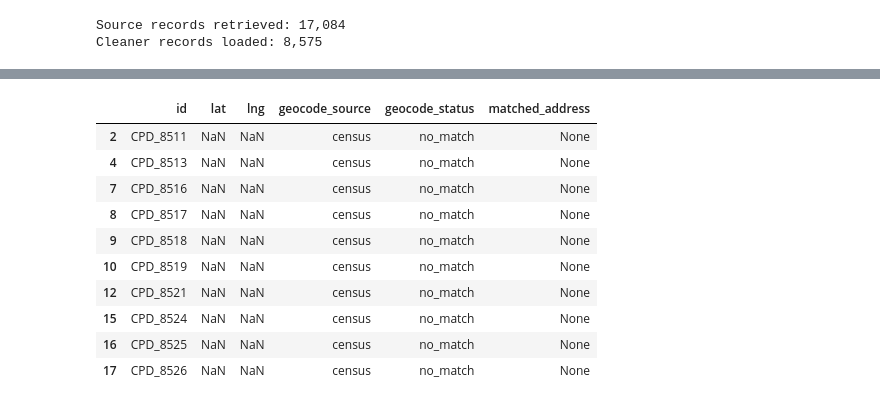
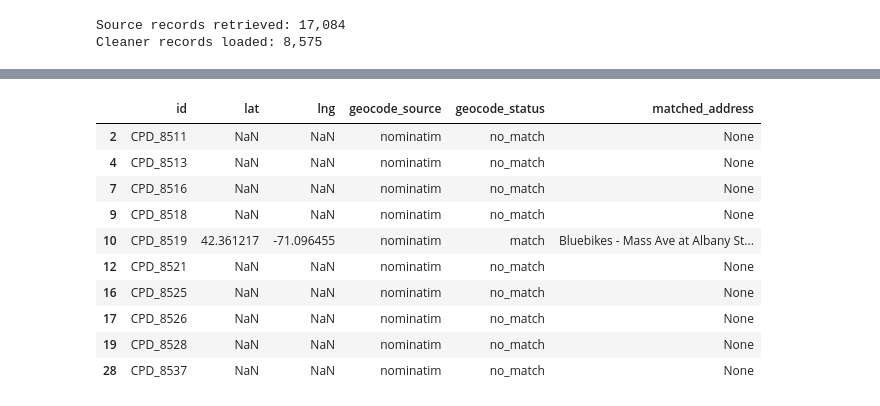
Before and after one commit to Johannes2755/mass-crash-map, a Jupyter notebook: data/cambridge-police-crashes-human-address-geocoder.ipynb, the cells around one changed output, grey strips where cells are left out. Cells and saved outputs as stored; diff of their text form; code cells hidden in the pictures.

```diff
--- a/data/cambridge-police-crashes-human-address-geocoder.ipynb
+++ b/data/cambridge-police-crashes-human-address-geocoder.ipynb
@@ -24,6 +24,7 @@ Requirement already satisfied: six>=1.5 in .\.venv\Lib\site-packages (from pytho
 Note: you may need to restart the kernel to use updated packages.
 # %%
 import json
+import time
 import sys
 from pathlib import Path
 
@@ -36,8 +37,8 @@ if not (DATA_DIR / "geocode_cambridge_crashes.py").exists():
 
 SCRIPT_FILE = DATA_DIR / "geocode_cambridge_crashes.py"
 INPUT_FILE = DATA_DIR / "cambridge-police-crashes.csv"
-OUTPUT_FILE = DATA_DIR / "cambridge-police-crashes-human-address-geocoded.csv"
-CACHE_FILE = DATA_DIR / "cambridge-human-address-geocode-cache.json"
+OUTPUT_FILE = DATA_DIR / "cambridge-police-crashes-cross-street-geocoder.csv"
+CACHE_FILE = DATA_DIR / "cambridge-cross-street-geocode-cache.json"
 
 for required_file in (SCRIPT_FILE, INPUT_FILE):
     if not required_file.is_file():
@@ -46,11 +47,17 @@ for required_file in (SCRIPT_FILE, INPUT_FILE):
 if str(DATA_DIR) not in sys.path:
     sys.path.insert(0, str(DATA_DIR))
 
-from geocode_cambridge_crashes import CENSUS_CHUNK, census_batch, in_bounds
+from geocode_cambridge_crashes import (
+    NominatimBlocked,
+    in_bounds,
+    intersection_key,
+    nominatim_lookup,
+)
 
 DATA_URL = "https://data.cambridgema.gov/resource/gb5w-yva3.json"
 PAGE_SIZE = 5000
 REQUEST_TIMEOUT = 60
+NOMINATIM_DELAY = 15
 START_YEAR = 2021
 # %% [markdown]
 ## Fetch and match the source rows
@@ -225,24 +225,33 @@ if CACHE_FILE.exists():
 else:
     geocode_cache = {}
 
-address_by_key = {
-    "H|" + address.casefold(): address
-    for address in target_source["_address_query"].dropna().unique()
+query_by_key = {
+    "I|" + query.casefold(): query
+    for query in target_source["_intersection_query"].dropna().unique()
 }
-uncached_keys = sorted(key for key in address_by_key if key not in geocode_cache)
-print(f"Unique usable addresses: {len(address_by_key):,}")
-print(f"Addresses not yet cached: {len(uncached_keys):,}")
+uncached_keys = sorted(key for key in query_by_key if key not in geocode_cache)
+print(f"Unique usable intersections: {len(query_by_key):,}")
+print(f"Intersections not yet cached: {len(uncached_keys):,}")
+print(f"Approximate lookup time: {len(uncached_keys) * NOMINATIM_DELAY / 60:.1f} minutes")
 
-for start in range(0, len(uncached_keys), CENSUS_CHUNK):
-    keys = uncached_keys[start : start + CENSUS_CHUNK]
-    queries = [(str(position), address_by_key[key]) for position, key in enumerate(keys)]
-    batch_results = census_batch(queries)
-    for position, key in enumerate(keys):
-        result = batch_results.get(str(position))
-        if result is not None and result["status"] != "error":
-            geocode_cache[key] = {**result, "source": "census"}
-    CACHE_FILE.write_text(json.dumps(geocode_cache), encoding="utf-8")
-    print(f"Completed address batch {start // CENSUS_CHUNK + 1}")
+for number, key in enumerate(uncached_keys, start=1):
+    try:
+        result = nominatim_lookup(query_by_key[key])
+    except NominatimBlocked as error:
+        CACHE_FILE.write_text(json.dumps(geocode_cache), encoding="utf-8")
+        raise RuntimeError(
+            f"Nominatim refused the request ({error}). Progress was saved; "
+            "stop and check the service policy before retrying."
+        ) from error
+
+    if result["status"] != "error":
+        geocode_cache[key] = {**result, "source": "nominatim"}
+    if number % 50 == 0:
+        CACHE_FILE.write_text(json.dumps(geocode_cache), encoding="utf-8")
+        print(f"Completed {number:,} of {len(uncached_keys):,} lookups")
+    if number < len(uncached_keys):
+        time.sleep(NOMINATIM_DELAY)
+CACHE_FILE.write_text(json.dumps(geocode_cache), encoding="utf-8")
 
 for column in ("geocode_source", "geocode_status", "matched_address", "match_quality"):
     if column not in cambridge_clean.columns:
@@ -251,18 +260,18 @@ cambridge_clean["geocode_status"] = cambridge_clean["geocode_status"].fillna("no
 
 for _, row in target_source.iterrows():
     clean_row = int(row["_clean_row"])
-    address = row["_address_query"]
-    if pd.isna(address):
-        cambridge_clean.loc[clean_row, "geocode_status"] = "invalid_human_address"
+    query = row["_intersection_query"]
+    if pd.isna(query):
+        cambridge_clean.loc[clean_row, "geocode_status"] = "invalid_intersection"
         continue
 
-    key = "H|" + address.casefold()
+    key = "I|" + query.casefold()
     result = geocode_cache.get(key)
     if result is None:
         cambridge_clean.loc[clean_row, "geocode_status"] = "lookup_failed_rerun"
         continue
 
-    cambridge_clean.loc[clean_row, "geocode_source"] = result.get("source", "census")
+    cambridge_clean.loc[clean_row, "geocode_source"] = result.get("source", "nominatim")
     cambridge_clean.loc[clean_row, "matched_address"] = result.get("matched")
     cambridge_clean.loc[clean_row, "match_quality"] = result.get("quality")
     cambridge_clean.loc[clean_row, "geocode_status"] = result["status"]
@@ -298,11 +313,11 @@ Saved geocoded data to c:\Users\johnbest\mass-crash-map\data\cambridge-police-cr
 |  | id | lat | lng | geocode_source | geocode_status | matched_address |
-| 2 | CPD_8511 | NaN | NaN | census | no_match | None |
-| 4 | CPD_8513 | NaN | NaN | census | no_match | None |
-| 7 | CPD_8516 | NaN | NaN | census | no_match | None |
-| 8 | CPD_8517 | NaN | NaN | census | no_match | None |
-| 9 | CPD_8518 | NaN | NaN | census | no_match | None |
-| 10 | CPD_8519 | NaN | NaN | census | no_match | None |
-| 12 | CPD_8521 | NaN | NaN | census | no_match | None |
-| 15 | CPD_8524 | NaN | NaN | census | no_match | None |
-| 16 | CPD_8525 | NaN | NaN | census | no_match | None |
-| 17 | CPD_8526 | NaN | NaN | census | no_match | None |
+| 2 | CPD_8511 | NaN | NaN | nominatim | no_match | None |
+| 4 | CPD_8513 | NaN | NaN | nominatim | no_match | None |
+| 7 | CPD_8516 | NaN | NaN | nominatim | no_match | None |
+| 9 | CPD_8518 | NaN | NaN | nominatim | no_match | None |
+| 10 | CPD_8519 | 42.361217 | -71.096455 | nominatim | match | Bluebikes - Mass Ave at Albany St... |
+| 12 | CPD_8521 | NaN | NaN | nominatim | no_match | None |
+| 16 | CPD_8525 | NaN | NaN | nominatim | no_match | None |
+| 17 | CPD_8526 | NaN | NaN | nominatim | no_match | None |
+| 19 | CPD_8528 | NaN | NaN | nominatim | no_match | None |
+| 28 | CPD_8537 | NaN | NaN | nominatim | no_match | None |
```
Also changed, not shown: parts of 8 cells of this notebook, 6 other files.
